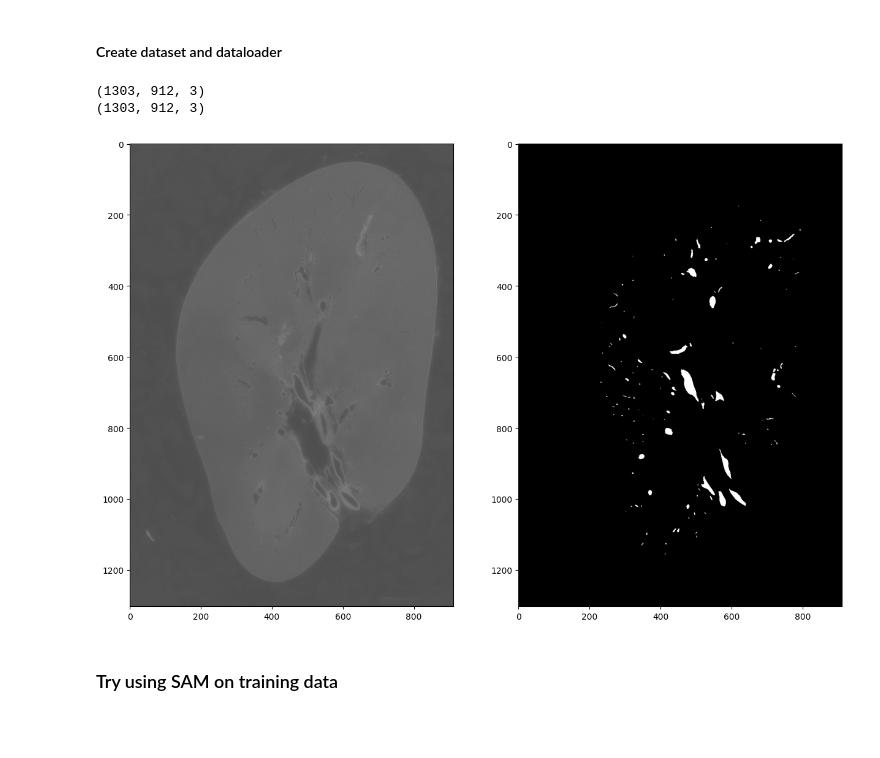
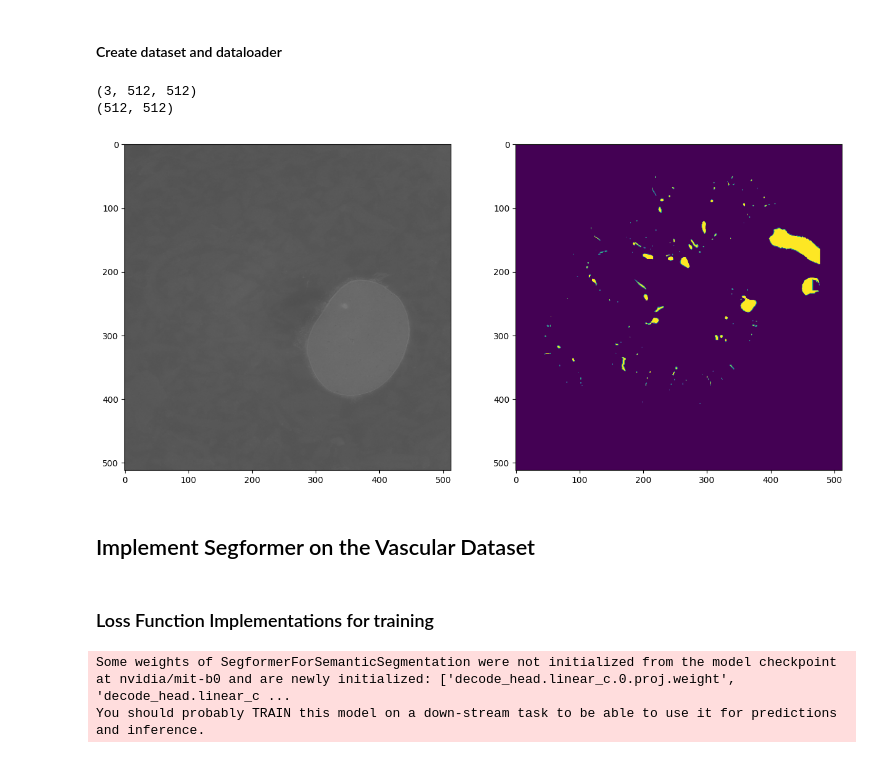
Before and after one commit to Akettle44/SenNetworks, a Jupyter notebook: notebook.ipynb, the cells around one changed output. Saved outputs shown, nothing was run; the diff lists cells and outputs as text; code cells hidden in the pictures; blank space fills up the shorter version.

Commit message:
Working with segformer, tbd on arch and training

```diff
--- a/notebook.ipynb
+++ b/notebook.ipynb
@@ -38,16 +40,28 @@ class SenDataset(torch.utils.data.Dataset):
 	def setImagePath(self, image_paths):
 		self.image_paths = image_paths
 
+	def importTifAndResize(self, path):
+		image = cv2.imread(path) # Read
+		image = cv2.resize(image, (512, 512))	  # Resize
+		image = np.moveaxis(image, -1, 0)		  # Reorder to CWH
+		return image
+
+	def importTifAndResizeAndGray(self, path):
+		image = cv2.imread(path, cv2.IMREAD_GRAYSCALE) # Read
+		image = cv2.resize(image, (512, 512))	  # Resize
+		return image
+
 	def __len__(self):
 		return len(self.image_paths)
 
 	def __getitem__(self, idx):
 		if self.run_type != 'test':
-			image = cv2.imread(self.image_paths[idx])
-			label = cv2.imread(self.label_paths[idx])
+			image = self.importTifAndResize(self.image_paths[idx])
+			label = self.importTifAndResizeAndGray(self.label_paths[idx])
 			return image, label
 		else:
-			image = cv2.imread(self.image_paths[idx])
+			# Label is copied depth wise, only take one channel
+			image = self.importTifAndResize(self.image_paths[idx])
 			return image, ''
 
 # Rename items in the dataset so there is no overlap (only run this once!)
@@ -178,19 +194,25 @@ test_loader = torch.utils.data.DataLoader(teds, batch_size=batch_size)
 # %%
 # Show example of image label
 
 image, label = trds.__getitem__(3)
 
 print(image.shape)
 print(label.shape)
 
+# Reshape for display
+image = np.moveaxis(image, 0, -1)
+label = np.moveaxis(label, 0, -1)
+
 # Display image
 fig, ax = plt.subplots(1, 2, figsize=(15, 15))
 ax[0].imshow(image)
 ax[1].imshow(label)
 plt.show()
 # %% [output]
-(1303, 912, 3)
-(1303, 912, 3)
+(3, 512, 512)
+(512, 512)
-[figure, old version]
+[figure, new version]
-# %% [markdown]
-### Try using SAM on training data
+# %% [markdown]
+## Implement Segformer on the Vascular Dataset
+# %% [markdown]
+### Loss Function Implementations for training
@@ -196,0 +261,12 @@ plt.show()
+# %%
+# Handles feature extraction and transformations
+# In default form, resizes,
+#seg_ip = transformers.SegformerImageProcessor.from_pretrained('nvidia/segformer-b0-finetuned-ade-512-512')
+
+#config = transformers.SegformerConfig(num_labels=1) # 1 label = binary classification
+#model = transformers.SegformerForSemanticSegmentation(config)
+
+model = transformers.SegformerForSemanticSegmentation.from_pretrained('nvidia/mit-b0', num_labels=1)
+# %% [output]
+Some weights of SegformerForSemanticSegmentation were not initialized from the model checkpoint at nvidia/mit-b0 and are newly initialized: ['decode_head.linear_c.0.proj.weight', 'decode_head.linear_c ...
+You should probably TRAIN this model on a down-stream task to be able to use it for predictions and inference.
```
Also changed, not shown: parts of 10 cells of this notebook.
